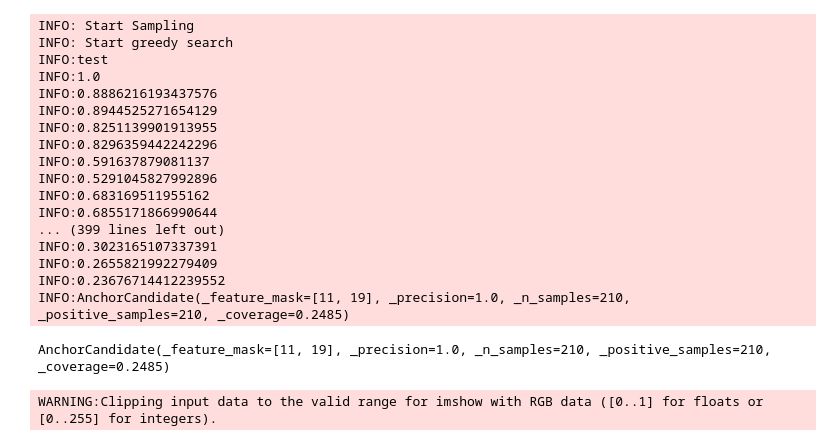
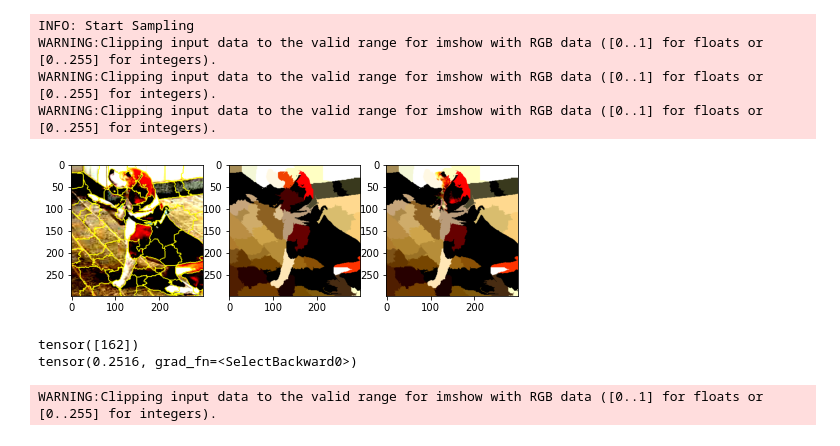
Before and after one commit to LUH-AI/iAnchor, a Jupyter notebook: notebooks/image_example.ipynb, the cells around one changed output. Cells and saved outputs as stored; diff of their text form; code cells hidden in the pictures.

Commit message:
implemented beam search

```diff
--- a/notebooks/image_example.ipynb
+++ b/notebooks/image_example.ipynb
@@ -69,34 +69,45 @@ bloodhound 0.0010032199788838625
 # %%
 device = torch.device("cuda" if torch.cuda.is_available() else "cpu")
 model.to(device)
 
 explainer = Anchor(Tasktype.IMAGE)
 
 def predict(x):
     test = x.to(device)
     return model(test)
 
-anchor, segments = explainer.explain_instance(input.squeeze().permute(1,2,0), predict, "greedy", 10000)
+anchor, segments = explainer.explain_instance(input.squeeze().permute(1,2,0), predict, "None", 10000)
+
+img, sp_img = explainer.visualize()
+# Greedy segment test
+img2 = img.copy()
+mask = np.zeros(segments.shape).astype(bool)
+for z in (11, 19):
+    mask[segments == z] = True
+img2[~mask] = sp_img[~mask]
+
+fig = plt.figure(figsize=(8, 8))
+fig.add_subplot(1, 3, 1)
+plt.imshow(mark_boundaries(img, segments))
+fig.add_subplot(1, 3, 2)
+plt.imshow(sp_img)
+fig.add_subplot(1, 3, 3)
+plt.imshow(img2)
+plt.show()
 # h w c
+
+output = model(torch.Tensor(img2).permute(2,0,1).unsqueeze(0))
+print(torch.argmax(output, dim=1))
+probs = torch.nn.functional.softmax(output[0], dim=0)
+print(probs[162])
 # %% [output]
 INFO: Start Sampling
-INFO: Start greedy search
-INFO:test
-INFO:1.0
-INFO:0.8886216193437576
-INFO:0.8944525271654129
-INFO:0.8251139901913955
-INFO:0.8296359442242296
-INFO:0.591637879081137
-INFO:0.5291045827992896
-INFO:0.683169511955162
-INFO:0.6855171866990644
-... (399 lines left out)
-INFO:0.3023165107337391
-INFO:0.2655821992279409
-INFO:0.23676714412239552
-INFO:AnchorCandidate(_feature_mask=[11, 19], _precision=1.0, _n_samples=210, _positive_samples=210, _coverage=0.2485)
+WARNING:Clipping input data to the valid range for imshow with RGB data ([0..1] for floats or [0..255] for integers).
+WARNING:Clipping input data to the valid range for imshow with RGB data ([0..1] for floats or [0..255] for integers).
+WARNING:Clipping input data to the valid range for imshow with RGB data ([0..1] for floats or [0..255] for integers).
+[figure, added]
-AnchorCandidate(_feature_mask=[11, 19], _precision=1.0, _n_samples=210, _positive_samples=210, _coverage=0.2485)
+tensor([162])
+tensor(0.2516, grad_fn=<SelectBackward0>)
 # %%
 print(anchor.feature_mask)
 print(anchor.precision)
```
Also changed, not shown: parts of 3 cells of this notebook, 2 other files.
